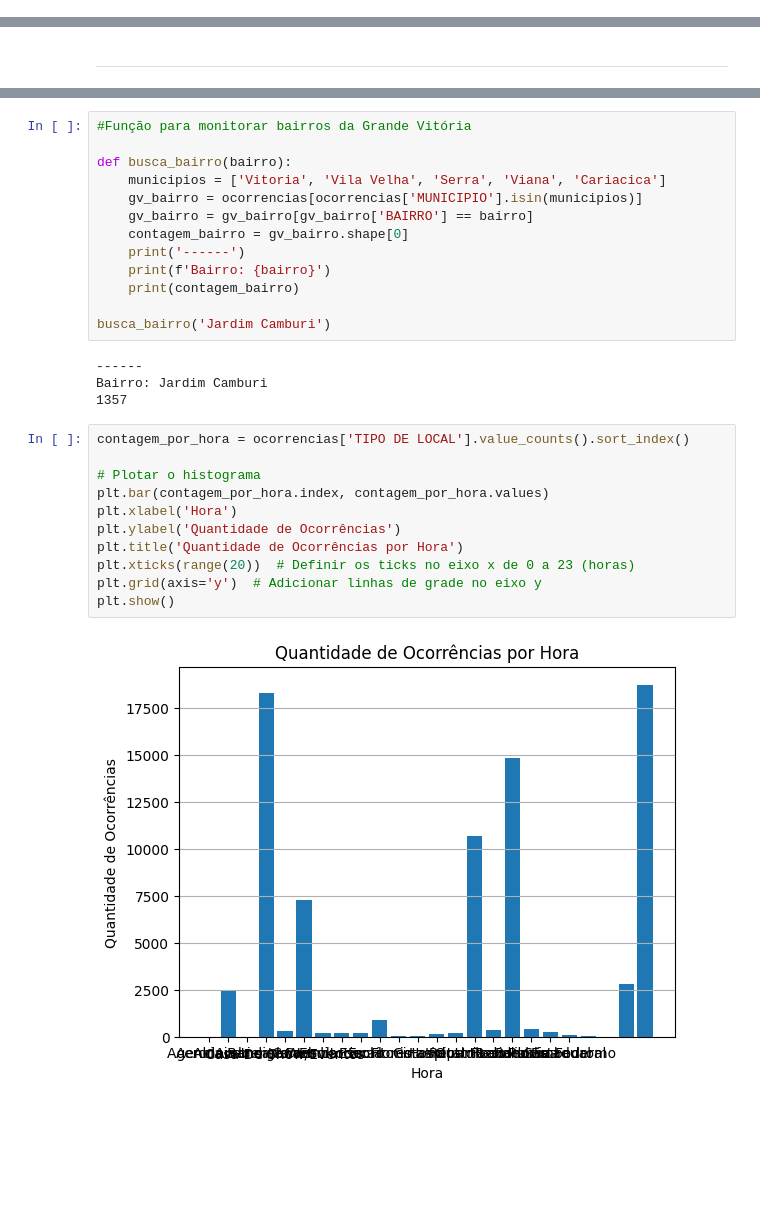
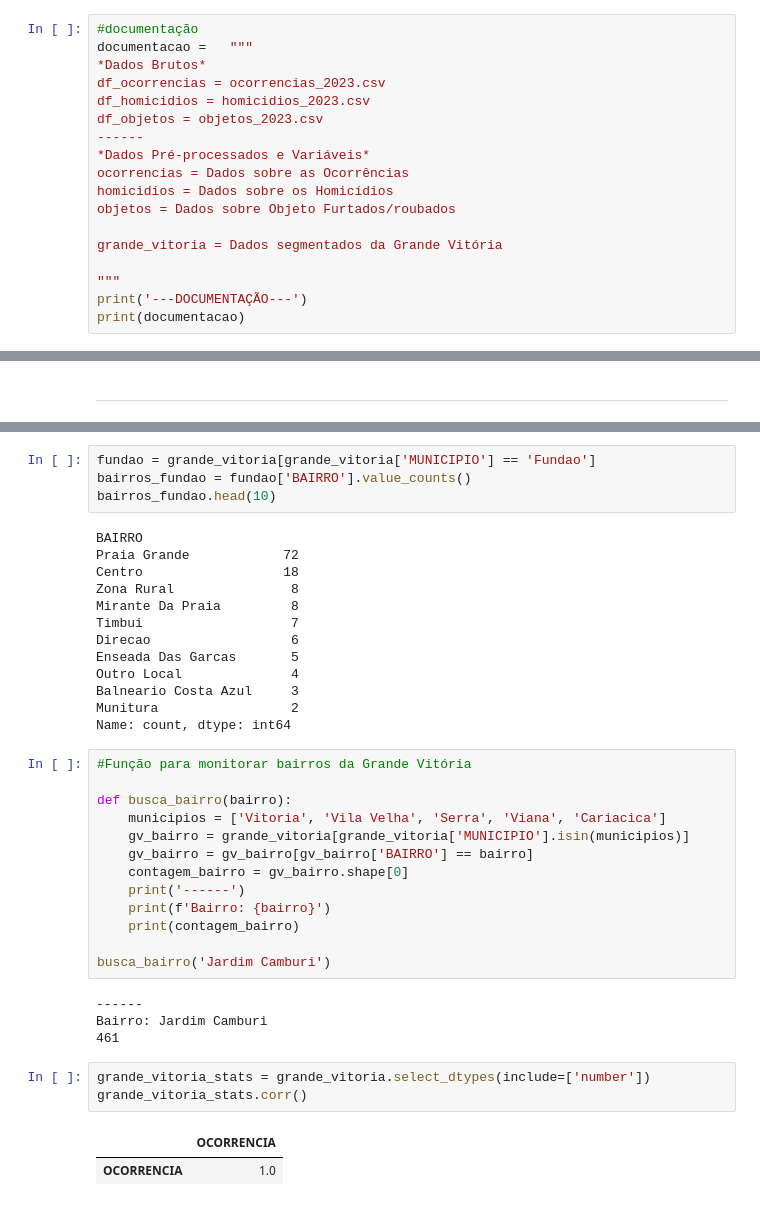
Before and after one commit to fonsecadados/Dados_SESP, a Jupyter notebook: dados_sesp.ipynb, the cells around one changed output, grey strips where cells are left out. Saved outputs shown, nothing was run; the diff lists cells and outputs as text; blank space fills up the shorter version.

```diff
--- a/dados_sesp.ipynb
+++ b/dados_sesp.ipynb
@@ -170,0 +227,18 @@ ocorrencias.sample(5)
+# %%
+#documentação
+documentacao =   """
+*Dados Brutos*
+df_ocorrencias = ocorrencias_2023.csv
+df_homicidios = homicidios_2023.csv
+df_objetos = objetos_2023.csv
+------
+*Dados Pré-processados e Variáveis*
+ocorrencias = Dados sobre as Ocorrências
+homicidios = Dados sobre os Homicídios
+objetos = Dados sobre Objeto Furtados/roubados
+
+grande_vitoria = Dados segmentados da Grande Vitória
+
+"""
+print('---DOCUMENTAÇÃO---')
+print(documentacao)
@@ -336,9 +613,26 @@ Name: count, dtype: int64
+# %%
+fundao = grande_vitoria[grande_vitoria['MUNICIPIO'] == 'Fundao']
+bairros_fundao = fundao['BAIRRO'].value_counts()
+bairros_fundao.head(10)
+# %% [output]
+BAIRRO
+Praia Grande            72
+Centro                  18
+Zona Rural               8
+Mirante Da Praia         8
+Timbui                   7
+Direcao                  6
+Enseada Das Garcas       5
+Outro Local              4
+Balneario Costa Azul     3
+Munitura                 2
+Name: count, dtype: int64
 # %%
 #Função para monitorar bairros da Grande Vitória
 
 def busca_bairro(bairro):
     municipios = ['Vitoria', 'Vila Velha', 'Serra', 'Viana', 'Cariacica']
-    gv_bairro = ocorrencias[ocorrencias['MUNICIPIO'].isin(municipios)]
+    gv_bairro = grande_vitoria[grande_vitoria['MUNICIPIO'].isin(municipios)]
     gv_bairro = gv_bairro[gv_bairro['BAIRRO'] == bairro]
     contagem_bairro = gv_bairro.shape[0]
     print('------')
@@ -349,17 +643,10 @@ busca_bairro('Jardim Camburi')
 # %% [output]
 ------
 Bairro: Jardim Camburi
-1357
+461
-# %%
-contagem_por_hora = ocorrencias['TIPO DE LOCAL'].value_counts().sort_index()
-
-# Plotar o histograma
-plt.bar(contagem_por_hora.index, contagem_por_hora.values)
-plt.xlabel('Hora')
-plt.ylabel('Quantidade de Ocorrências')
-plt.title('Quantidade de Ocorrências por Hora')
-plt.xticks(range(20))  # Definir os ticks no eixo x de 0 a 23 (horas)
-plt.grid(axis='y')  # Adicionar linhas de grade no eixo y
-plt.show()
-# %% [output]
-[figure, removed]
+# %%
+grande_vitoria_stats = grande_vitoria.select_dtypes(include=['number'])
+grande_vitoria_stats.corr()
+# %% [output]
+|  | OCORRENCIA |
+| OCORRENCIA | 1.0 |
```
Also changed, not shown: parts of 39 cells of this notebook, 1 other file.
